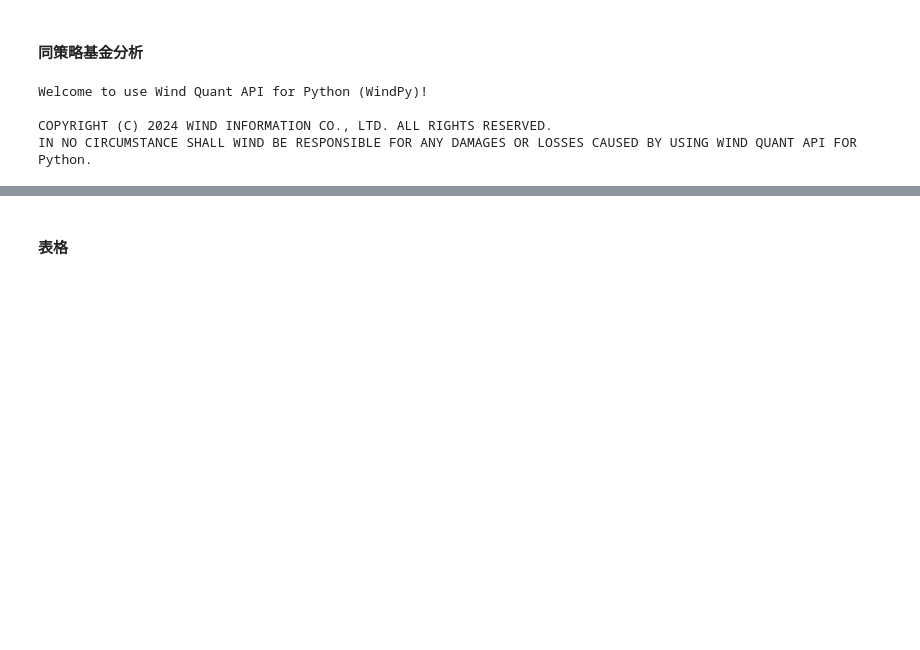
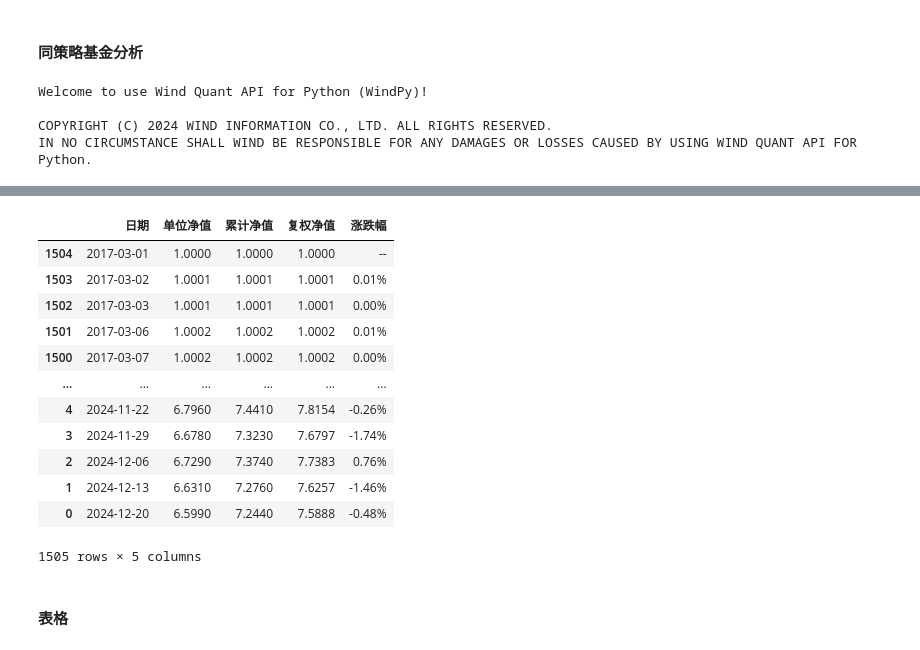
Before and after one commit to Slow-birds/Private_nav_research, a Jupyter notebook: multiple_nav_analysis.ipynb, the cells around one changed output, grey strips where cells are left out. Cells and saved outputs as stored; diff of their text form; code cells hidden in the pictures; blank space fills up the shorter version.

```diff
--- a/multiple_nav_analysis.ipynb
+++ b/multiple_nav_analysis.ipynb
@@ -33,3 +45,23 @@ strategy_info.reset_index(drop=True, inplace=True)
+# %%
+nav_df = load_data("data\均成CTA1号净值20241224.xlsx")
+# %%
+nav_df = nav_df.sort_values(by="日期", ascending=True)
+# %%
+nav_df
+# %% [output]
+|  | 日期 | 单位净值 | 累计净值 | 复权净值 | 涨跌幅 |
+| 1504 | 2017-03-01 | 1.0000 | 1.0000 | 1.0000 | -- |
+| 1503 | 2017-03-02 | 1.0001 | 1.0001 | 1.0001 | 0.01% |
+| 1502 | 2017-03-03 | 1.0001 | 1.0001 | 1.0001 | 0.00% |
+| 1501 | 2017-03-06 | 1.0002 | 1.0002 | 1.0002 | 0.01% |
+| 1500 | 2017-03-07 | 1.0002 | 1.0002 | 1.0002 | 0.00% |
+| ... | ... | ... | ... | ... | ... |
+| 4 | 2024-11-22 | 6.7960 | 7.4410 | 7.8154 | -0.26% |
+| 3 | 2024-11-29 | 6.6780 | 7.3230 | 7.6797 | -1.74% |
+| 2 | 2024-12-06 | 6.7290 | 7.3740 | 7.7383 | 0.76% |
+| 1 | 2024-12-13 | 6.6310 | 7.2760 | 7.6257 | -1.46% |
+| 0 | 2024-12-20 | 6.5990 | 7.2440 | 7.5888 | -0.48% |
+1505 rows × 5 columns
 # %% [markdown]
 #### 表格
 # %%
```
Also changed, not shown: parts of 3 cells of this notebook, 52 other files.
